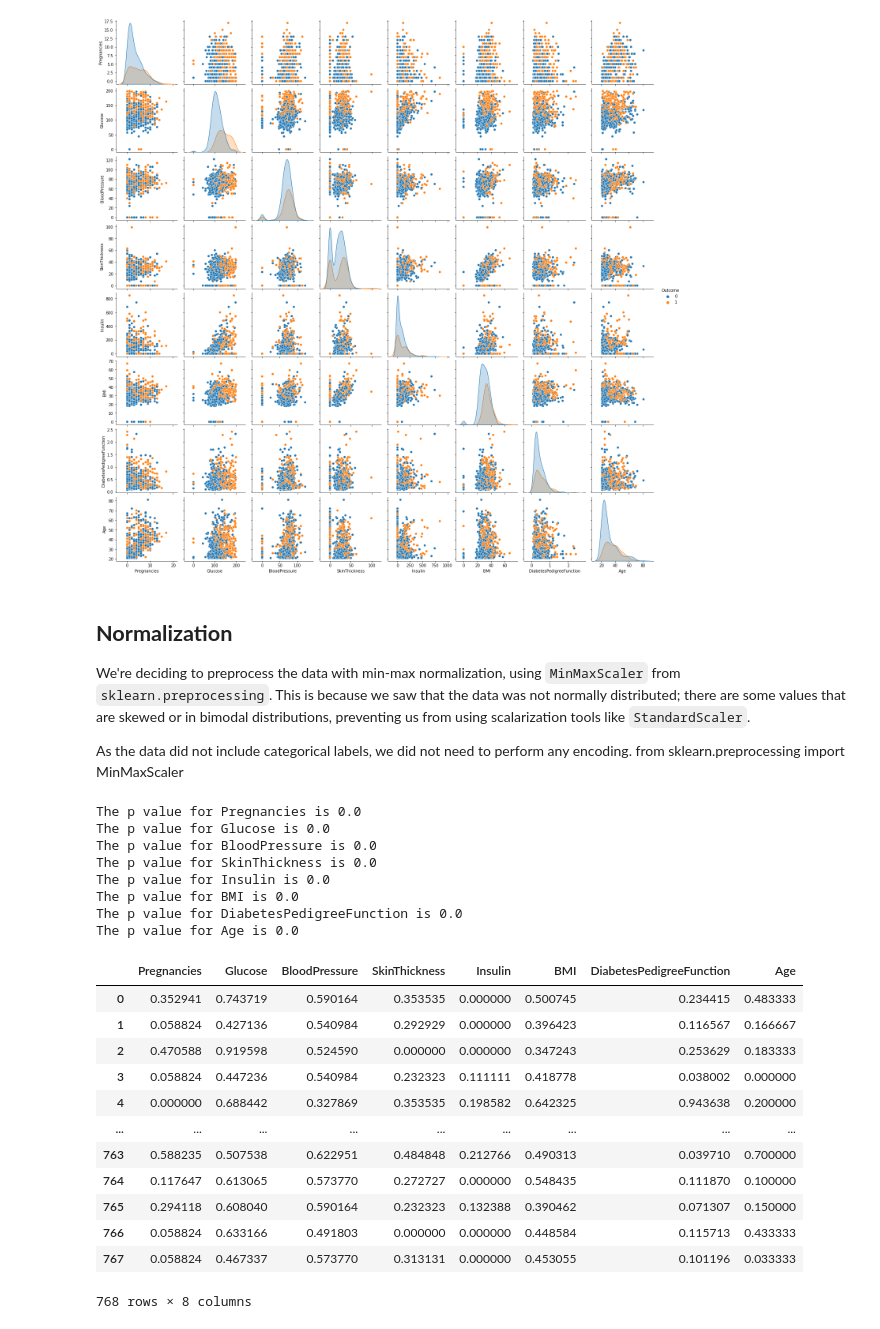
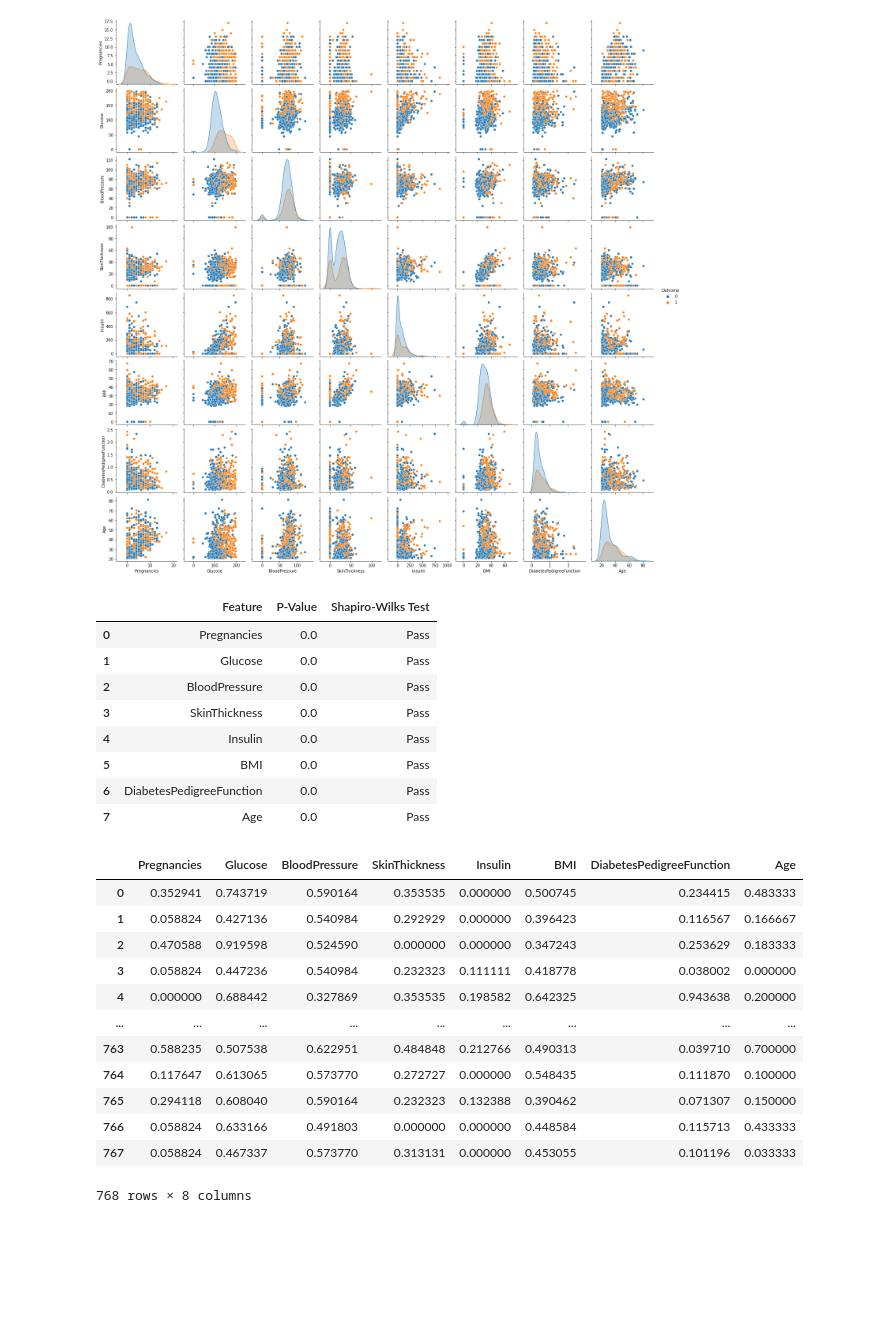
Before and after one commit to jzangg/ECS_171_Final_Project, a Jupyter notebook: ECS171_Data_Exploration.ipynb, the cells around one changed output. Saved outputs shown, nothing was run; the diff lists cells and outputs as text; code cells hidden in the pictures; blank space fills up the shorter version.

```diff
--- a/ECS171_Data_Exploration.ipynb
+++ b/ECS171_Data_Exploration.ipynb
@@ -44,47 +44,50 @@ sns.pairplot(df, hue="Outcome")
 # %% [output]
 <seaborn.axisgrid.PairGrid at 0x...>
 [figure]
-# %% [markdown]
-**<H2>Normalization</H2>**
-
-We're deciding to preprocess the data with min-max normalization, using `MinMaxScaler` from `sklearn.preprocessing`. This is because we saw that the data was not normally distributed; there are some values that are skewed or in bimodal distributions, preventing us from using scalarization tools like `StandardScaler`.
-
-As the data did not include categorical labels, we did not need to perform any encoding.
-from sklearn.preprocessing import MinMaxScaler
 # %%
 from sklearn.preprocessing import MinMaxScaler
 from scipy.stats import shapiro
 
 # Create a minmax scaler and apply it to the dataframe.
 scaler = MinMaxScaler()
 diabetes_norm_df = pd.DataFrame(scaler.fit_transform(df_no_class), columns=df_no_class.columns)
 
+
 # For each column in the dataframe, perform the Shapiro-Wilks test and output the p value. If p < 0.05, we reject the null hypothesis &
-# the data follows a normal distribution. Success!
+# the data follows a normal distribution.
+p_values = []
+passes = []
 for col in diabetes_norm_df:
-  print("The p value for " + str(col) + " is " + str(round((shapiro(diabetes_norm_df[col]).pvalue), 2)))
+  p_val = round((shapiro(diabetes_norm_df[col]).pvalue), 2)
+  p_values.append(p_val)
+  passes.append('Pass' if p_val < 0.05 else 'Does not Pass')
 
-diabetes_norm_df
+p_value_df = pd.DataFrame({"Feature": diabetes_norm_df.columns, "P-Value": p_values, "Shapiro-Wilks Test" : passes})
+
+# Success!
+display(p_value_df)
+display(diabetes_norm_df)
 # %% [output]
+|  | Feature | P-Value | Shapiro-Wilks Test |
+| 0 | Pregnancies | 0.0 | Pass |
+| 1 | Glucose | 0.0 | Pass |
+| 2 | BloodPressure | 0.0 | Pass |
+| 3 | SkinThickness | 0.0 | Pass |
+| 4 | Insulin | 0.0 | Pass |
+| 5 | BMI | 0.0 | Pass |
+| 6 | DiabetesPedigreeFunction | 0.0 | Pass |
+| 7 | Age | 0.0 | Pass |
+|  | Pregnancies | Glucose | BloodPressure | SkinThickness | Insulin | BMI | DiabetesPedigreeFunction | Age |
+| 0 | 0.352941 | 0.743719 | 0.590164 | 0.353535 | 0.000000 | 0.500745 | 0.234415 | 0.483333 |
+| 1 | 0.058824 | 0.427136 | 0.540984 | 0.292929 | 0.000000 | 0.396423 | 0.116567 | 0.166667 |
+| 2 | 0.470588 | 0.919598 | 0.524590 | 0.000000 | 0.000000 | 0.347243 | 0.253629 | 0.183333 |
+| 3 | 0.058824 | 0.447236 | 0.540984 | 0.232323 | 0.111111 | 0.418778 | 0.038002 | 0.000000 |
+| 4 | 0.000000 | 0.688442 | 0.327869 | 0.353535 | 0.198582 | 0.642325 | 0.943638 | 0.200000 |
+| ... | ... | ... | ... | ... | ... | ... | ... | ... |
+| 763 | 0.588235 | 0.507538 | 0.622951 | 0.484848 | 0.212766 | 0.490313 | 0.039710 | 0.700000 |
+| 764 | 0.117647 | 0.613065 | 0.573770 | 0.272727 | 0.000000 | 0.548435 | 0.111870 | 0.100000 |
+| 765 | 0.294118 | 0.608040 | 0.590164 | 0.232323 | 0.132388 | 0.390462 | 0.071307 | 0.150000 |
+| 766 | 0.058824 | 0.633166 | 0.491803 | 0.000000 | 0.000000 | 0.448584 | 0.115713 | 0.433333 |
+| 767 | 0.058824 | 0.467337 | 0.573770 | 0.313131 | 0.000000 | 0.453055 | 0.101196 | 0.033333 |
-The p value for Pregnancies is 0.0
-The p value for Glucose is 0.0
-The p value for BloodPressure is 0.0
-The p value for SkinThickness is 0.0
-The p value for Insulin is 0.0
-The p value for BMI is 0.0
-The p value for DiabetesPedigreeFunction is 0.0
-The p value for Age is 0.0
+768 rows × 8 columns
-|  | Pregnancies | Glucose | BloodPressure | SkinThickness | Insulin | BMI | DiabetesPedigreeFunction | Age |
-| 0 | 0.352941 | 0.743719 | 0.590164 | 0.353535 | 0.000000 | 0.500745 | 0.234415 | 0.483333 |
-| 1 | 0.058824 | 0.427136 | 0.540984 | 0.292929 | 0.000000 | 0.396423 | 0.116567 | 0.166667 |
-| 2 | 0.470588 | 0.919598 | 0.524590 | 0.000000 | 0.000000 | 0.347243 | 0.253629 | 0.183333 |
-| 3 | 0.058824 | 0.447236 | 0.540984 | 0.232323 | 0.111111 | 0.418778 | 0.038002 | 0.000000 |
-| 4 | 0.000000 | 0.688442 | 0.327869 | 0.353535 | 0.198582 | 0.642325 | 0.943638 | 0.200000 |
-| ... | ... | ... | ... | ... | ... | ... | ... | ... |
-| 763 | 0.588235 | 0.507538 | 0.622951 | 0.484848 | 0.212766 | 0.490313 | 0.039710 | 0.700000 |
-| 764 | 0.117647 | 0.613065 | 0.573770 | 0.272727 | 0.000000 | 0.548435 | 0.111870 | 0.100000 |
-| 765 | 0.294118 | 0.608040 | 0.590164 | 0.232323 | 0.132388 | 0.390462 | 0.071307 | 0.150000 |
-| 766 | 0.058824 | 0.633166 | 0.491803 | 0.000000 | 0.000000 | 0.448584 | 0.115713 | 0.433333 |
-| 767 | 0.058824 | 0.467337 | 0.573770 | 0.313131 | 0.000000 | 0.453055 | 0.101196 | 0.033333 |
-768 rows × 8 columns
 # %%
```
Also changed, not shown: parts of 2 cells of this notebook.
